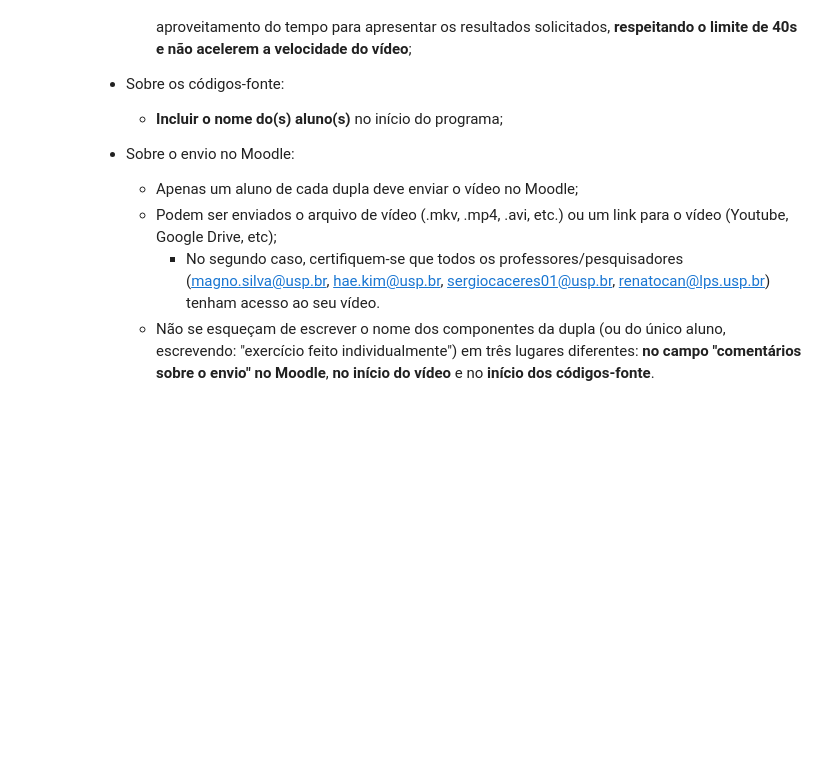
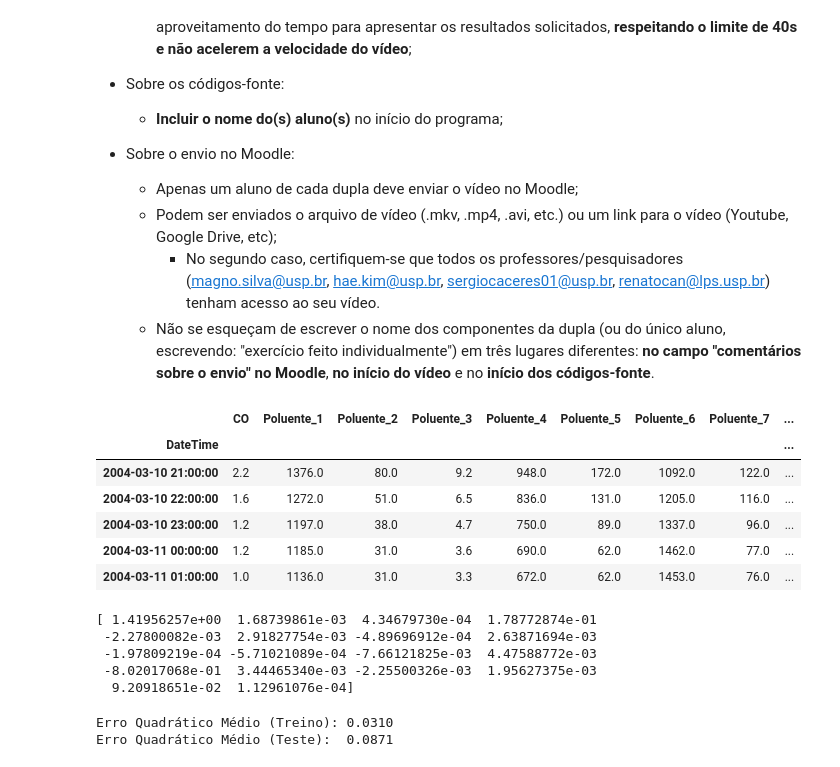
Before and after one commit to Gibonn24/Fundamentos-de-sistemas-Electr-nicos, a Jupyter notebook: ex_entrega_1_co/ex_entrega_1_co.ipynb, the cells around one changed output. Cells and saved outputs as stored; diff of their text form; code cells hidden in the pictures; blank space fills up the shorter version.

```diff
--- a/ex_entrega_1_co/ex_entrega_1_co.ipynb
+++ b/ex_entrega_1_co/ex_entrega_1_co.ipynb
@@ -165,3 +165,79 @@ A sugestão é que seja apresentado um Jupyter Notebook usando a linguagem Pytho
   - Podem ser enviados o arquivo de vídeo (.mkv, .mp4, .avi, etc.) ou um link para o vídeo (Youtube, Google Drive, etc);
     - No segundo caso, certifiquem-se que todos os professores/pesquisadores (magno.silva@usp.br, hae.kim@usp.br, sergiocaceres01@usp.br, renatocan@lps.usp.br) tenham acesso ao seu vídeo.
   - Não se esqueçam de escrever o nome dos componentes da dupla (ou do único aluno, escrevendo: "exercício feito individualmente") em três lugares diferentes: **no campo "comentários sobre o envio" no Moodle**, **no início do vídeo** e no **início dos códigos-fonte**.
+# %%
+import pandas as pd
+import numpy as np
+#Feature Engineering
+# Justificación: Usamos muestras pasadas (AR) porque la contaminación tiene alta inercia.
+air_data["CO_lag1"] = air_data["CO"].shift(1)
+# Usamos la interacción T x RH porque el clima afecta la dispersión de los gases
+air_data["Temp_x_UmidadeRelativa"] = air_data["T"] * air_data["RH"]
+
+# Descartamos las filas con NaNs
+air_data = air_data.dropna()
+air_data.head()
+# %% [output]
+|  | CO | Poluente_1 | Poluente_2 | Poluente_3 | Poluente_4 | Poluente_5 | Poluente_6 | Poluente_7 | ... |
+| DateTime |  |  |  |  |  |  |  |  | ... |
+| 2004-03-10 21:00:00 | 2.2 | 1376.0 | 80.0 | 9.2 | 948.0 | 172.0 | 1092.0 | 122.0 | ... |
+| 2004-03-10 22:00:00 | 1.6 | 1272.0 | 51.0 | 6.5 | 836.0 | 131.0 | 1205.0 | 116.0 | ... |
+| 2004-03-10 23:00:00 | 1.2 | 1197.0 | 38.0 | 4.7 | 750.0 | 89.0 | 1337.0 | 96.0 | ... |
+| 2004-03-11 00:00:00 | 1.2 | 1185.0 | 31.0 | 3.6 | 690.0 | 62.0 | 1462.0 | 77.0 | ... |
+| 2004-03-11 01:00:00 | 1.0 | 1136.0 | 31.0 | 3.3 | 672.0 | 62.0 | 1453.0 | 76.0 | ... |
+# %%
+#Definición de la matriz X (entradas) y el vector d (objetivo)
+#Descartamos la variable objetivo 'CO' de las entradas.
+colunas_para_descartar = ["CO"]
+X_df = air_data.drop(columns=colunas_para_descartar)
+
+X_df.insert(0, 'Bias', 1)
+
+d_df = air_data["CO"]
+
+#División en Entrenamiento (70%) y Prueba (30%) respetando el orden temporal
+tamanho_treino = int(0.7 * len(air_data))
+
+X_treino = X_df.iloc[:tamanho_treino]
+X_teste = X_df.iloc[tamanho_treino:]
+
+d_treino = d_df.iloc[:tamanho_treino]
+d_teste = d_df.iloc[tamanho_treino:]
+
+#Convertimos a arreglos de NumPy
+X = X_treino.to_numpy()
+d = d_treino.to_numpy()
+X_test = X_teste.to_numpy()
+d_test = d_teste.to_numpy()
+
+#Cálculo del vector de coeficientes w_o usando algebra Lineal
+#Ecuación Normal: (X^T * X) * w_o = X^T * d
+R = np.dot(X.T, X)
+p = np.dot(X.T, d)
+
+#Resolvemos el sistema lineal (es más estable numéricamente que invertir la matriz)
+w_o = np.linalg.solve(R, p)
+print(w_o)
+# %% [output]
+[ 1.41956257e+00  1.68739861e-03  4.34679730e-04  1.78772874e-01
+ -2.27800082e-03  2.91827754e-03 -4.89696912e-04  2.63871694e-03
+ -1.97809219e-04 -5.71021089e-04 -7.66121825e-03  4.47588772e-03
+ -8.02017068e-01  3.44465340e-03 -2.25500326e-03  1.95627375e-03
+  9.20918651e-02  1.12961076e-04]
+# %%
+#calculo de predicciones y Error Cuadrático Medio (MSE)
+
+#Predicción en conjunto de entrenamiento
+pred_treino = np.dot(X, w_o)
+mse_treino = np.mean((d - pred_treino)**2)
+
+# Predicción en conjunto de prueba
+pred_teste = np.dot(X_test, w_o)
+mse_teste = np.mean((d_test - pred_teste)**2)
+
+
+print(f"Erro Quadrático Médio (Treino): {mse_treino:.4f}")
+print(f"Erro Quadrático Médio (Teste):  {mse_teste:.4f}")
+# %% [output]
+Erro Quadrático Médio (Treino): 0.0310
+Erro Quadrático Médio (Teste):  0.0871
```
